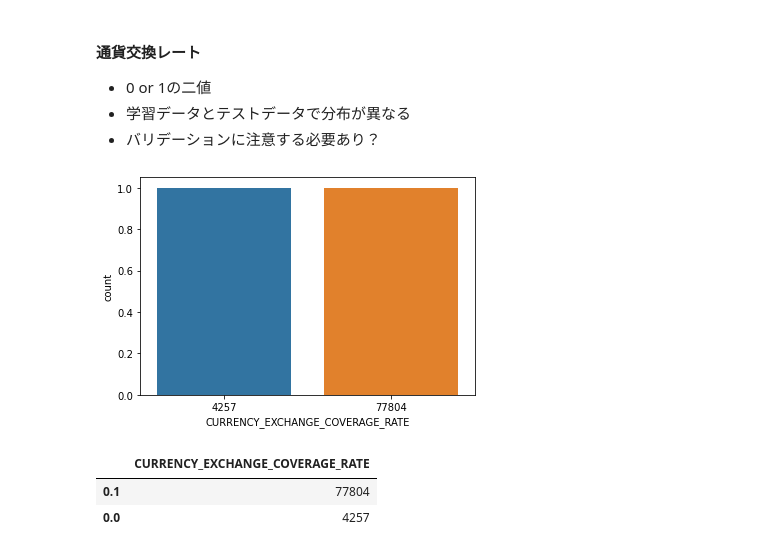
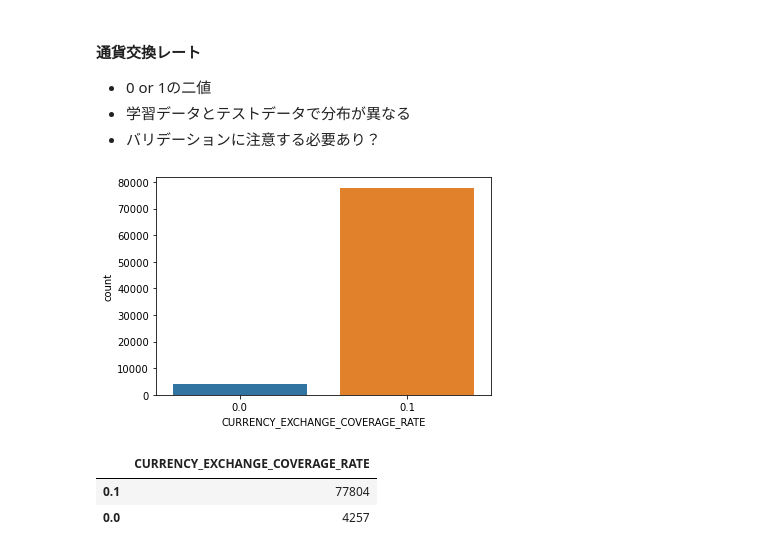
Before and after one commit to Shohei-Kinoshita/prob-space-kiva-competition, a Jupyter notebook: src/EDA.ipynb, the cells around one changed output. Saved outputs shown, nothing was run; the diff lists cells and outputs as text; code cells hidden in the pictures.

```diff
--- a/src/EDA.ipynb
+++ b/src/EDA.ipynb
@@ -483,10 +495,10 @@ pd.DataFrame(df_test[COL_CURRENCY_POLICY].value_counts())
  - 学習データとテストデータで分布が異なる
  - バリデーションに注意する必要あり？
 # %%
-sns.countplot(df_train[COL_CURRENCY_EXCHANGE_COVERAGE_RATE].value_counts())
+sns.countplot(df_train[COL_CURRENCY_EXCHANGE_COVERAGE_RATE])
 plt.show()
 # %% [output]
-[figure, old version]
+[figure, new version]
 # %%
 pd.DataFrame(df_train[COL_CURRENCY_EXCHANGE_COVERAGE_RATE].value_counts())
 # %% [output]
```
Also changed, not shown: parts of 6 cells of this notebook.
